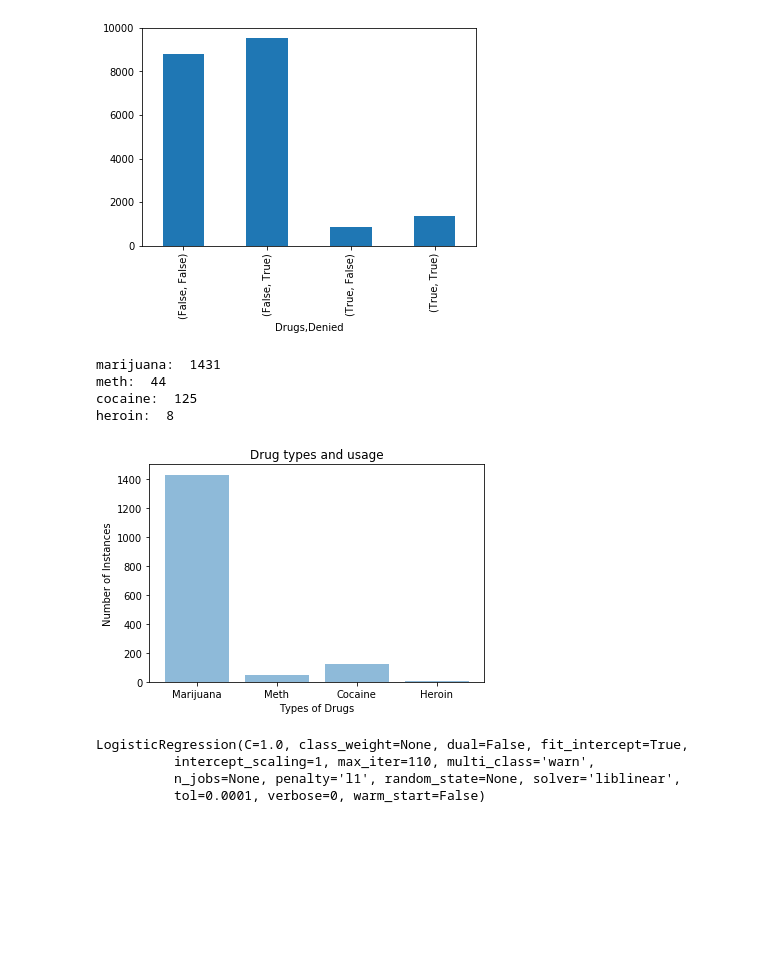
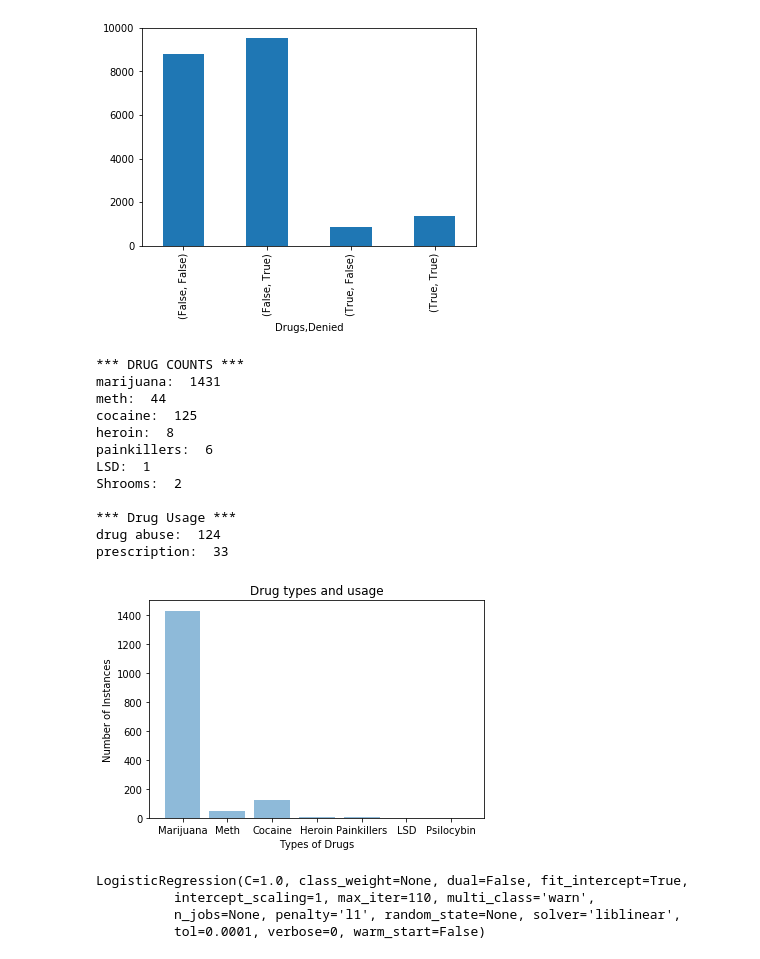
Before and after one commit to mawebster9/ThesisCode, a Jupyter notebook: Thesis - Drugs.ipynb, the cells around one changed output. Saved outputs shown, nothing was run; the diff lists cells and outputs as text; code cells hidden in the pictures; blank space fills up the shorter version.

```diff
--- a/Thesis - Drugs.ipynb
+++ b/Thesis - Drugs.ipynb
@@ -46,39 +46,70 @@ marijuana = 0
 cocaine = 0
 meth = 0
 heroin = 0
+painkiller = 0
+lsd = 0
+shrooms = 0
+drug_abuse = 0
+prescrip = 0
 
 #go through each row
 for i in data['Judgment']:
         if 'marijuana' in i :
             marijuana = marijuana+1
         elif 'meth' in i:
             meth = meth+1
         elif 'cocaine' in i:
             cocaine = cocaine+1
         elif 'heroin' in i:
             heroin = heroin+1
+        elif 'painkiller' in i:
+            painkiller = painkiller+1
+        elif 'LSD' in i:
+            lsd = lsd+1
+        elif 'psilocybin' in i:
+            shrooms = shrooms+1
+        elif 'drug abuse' in i:
+            drug_abuse = drug_abuse+1
+        elif 'prescription' in i:
+            prescrip = prescrip+1
 
+print('*** DRUG COUNTS ***')
 print('marijuana: ', marijuana)
 print('meth: ', meth)
 print('cocaine: ', cocaine)
 print('heroin: ', heroin)
+print('painkillers: ', painkiller)
+print('LSD: ', lsd)
+print('Shrooms: ', shrooms)
 
-x=['Marijuana', 'Meth', 'Cocaine', 'Heroin']
-y=[marijuana,meth,cocaine,heroin]
+print('\n*** Drug Usage ***')
+print('drug abuse: ', drug_abuse)
+print('prescription: ', prescrip)
+
+x=['Marijuana', 'Meth', 'Cocaine', 'Heroin', 'Painkillers', 'LSD', 'Psilocybin']
+y=[marijuana,meth,cocaine,heroin,painkiller,lsd,shrooms]
 
 plt.bar(x, y, align='center', alpha=0.5)
 plt.xticks(x)
 plt.xlabel('Types of Drugs')
 plt.ylabel('Number of Instances')
 plt.title('Drug types and usage')
 
 plt.show()
 # %% [output]
+*** DRUG COUNTS ***
 marijuana:  1431
 meth:  44
 cocaine:  125
 heroin:  8
+painkillers:  6
+LSD:  1
+Shrooms:  2
+
+*** Drug Usage ***
+drug abuse:  124
+prescription:  33
-[figure, old version]
+[figure, new version]
 # %%
 # set the featured columns for X (Drugs)
 feature_cols = ['Drugs']
```
Also changed, not shown: parts of 8 cells of this notebook, 5 other files.
